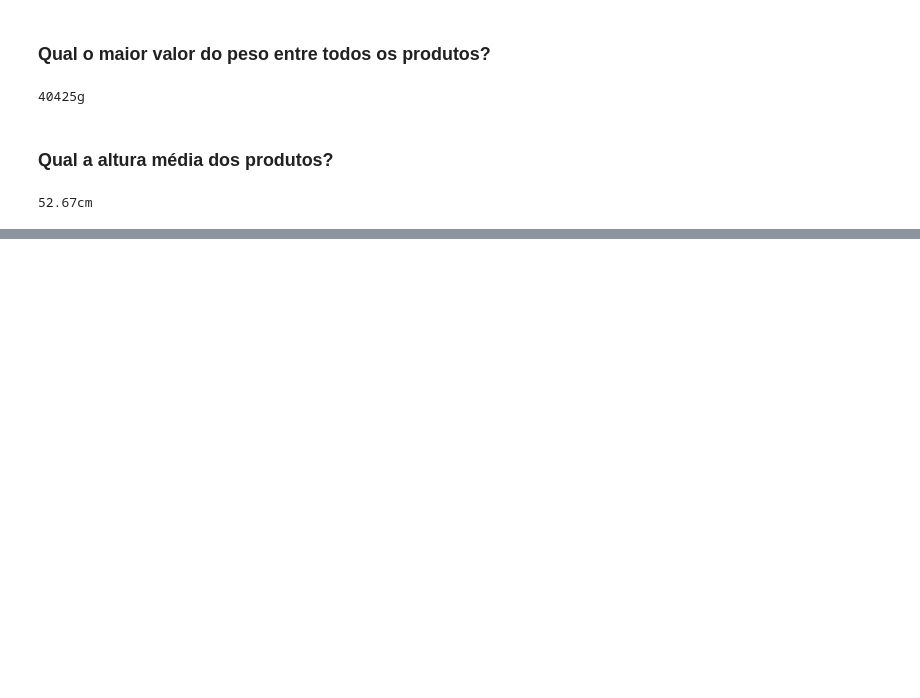
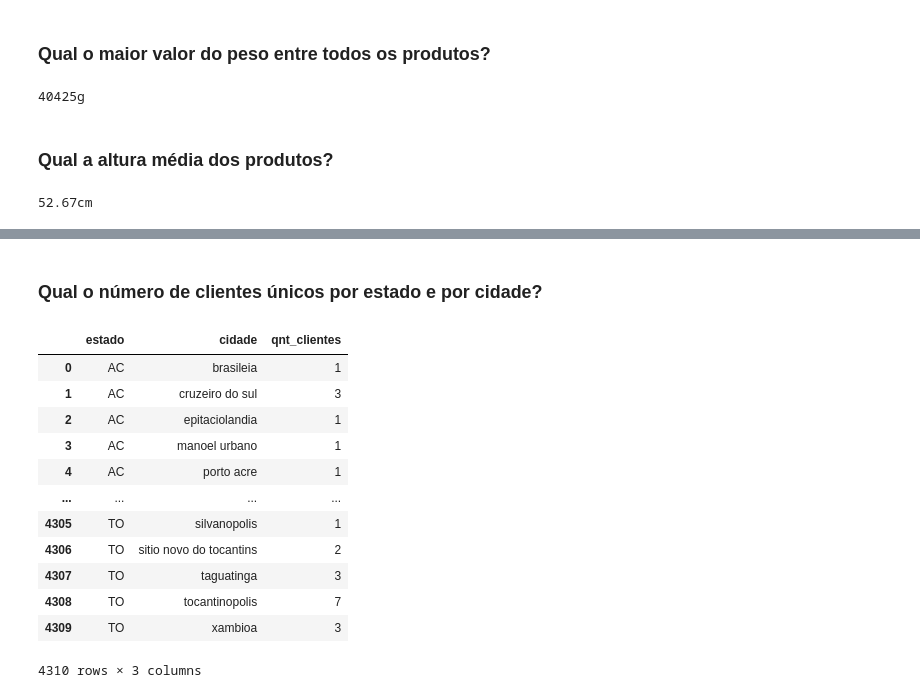
Before and after one commit to C41m/C41m-sql_ecommerce, a Jupyter notebook: sql.ipynb, the cells around one changed output, grey strips where cells are left out. Cells and saved outputs as stored; diff of their text form; code cells hidden in the pictures; blank space fills up the shorter version.

```diff
--- a/sql.ipynb
+++ b/sql.ipynb
@@ -612,0 +693,36 @@ print(f'{value}cm')
+# %% [markdown]
+### Qual o número de clientes únicos por estado e por cidade?
+# %%
+cursor.execute(
+  """
+  SELECT
+    c.customer_state,
+    c.customer_city,
+    COUNT(DISTINCT c.customer_id) AS qnt_clientes
+  FROM
+    customer c
+  GROUP BY
+    c.customer_state,
+    c.customer_city
+  """
+)
+
+rows = cursor.fetchall()
+
+df = pd.DataFrame(rows, columns=["estado", "cidade", "qnt_clientes"])
+
+display(df)
+# %% [output]
+|  | estado | cidade | qnt_clientes |
+| 0 | AC | brasileia | 1 |
+| 1 | AC | cruzeiro do sul | 3 |
+| 2 | AC | epitaciolandia | 1 |
+| 3 | AC | manoel urbano | 1 |
+| 4 | AC | porto acre | 1 |
+| ... | ... | ... | ... |
+| 4305 | TO | silvanopolis | 1 |
+| 4306 | TO | sitio novo do tocantins | 2 |
+| 4307 | TO | taguatinga | 3 |
+| 4308 | TO | tocantinopolis | 7 |
+| 4309 | TO | xambioa | 3 |
+4310 rows × 3 columns
```
Also changed, not shown: parts of 15 cells of this notebook, 1 other file.
